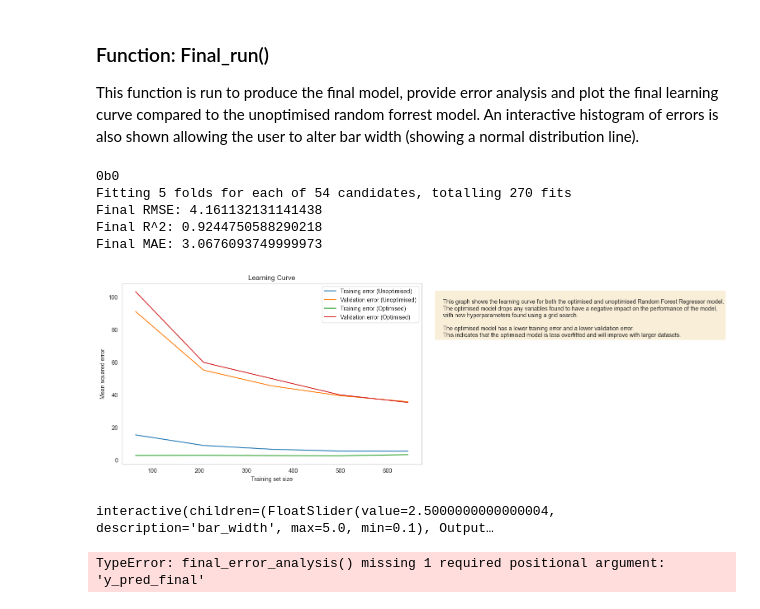
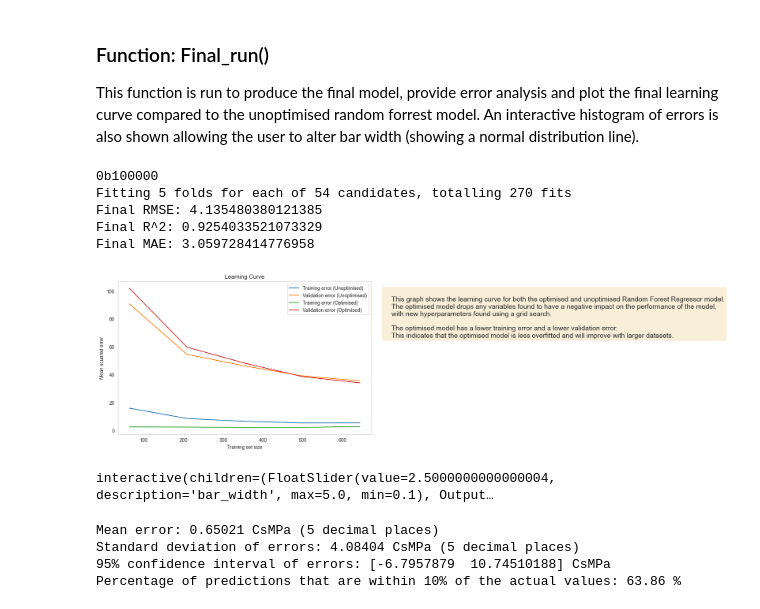
Before and after one commit to 124890/Comp-Challenge---2023-4, a Jupyter notebook: Code.1.ipynb, the cells around one changed output. Cells and saved outputs as stored; diff of their text form; code cells hidden in the pictures.

```diff
--- a/Code.1.ipynb
+++ b/Code.1.ipynb
@@ -671,7 +678,7 @@ def var_drop_final():
 
     return X_train_final, X_test_final
 # %%
-def scale_impute_final(finalX_train: pd.DataFrame, finalX_test: pd.DataFrame):
+def scale_impute_final(finalX_train: pd.DataFrame, finalX_test: pd.DataFrame) -> Tuple[pd.DataFrame, pd.DataFrame]:
 
     # Retrain hyperparameters
     param_grid = {
@@ -703,7 +710,7 @@ def scale_impute_final(finalX_train: pd.DataFrame, finalX_test: pd.DataFrame):
 
     return final_grid_params, y_pred_final
 # %%
-def plot_learning_curve(X_final: pd.DataFrame, grid: dict):
+def plot_learning_curve(X_final: pd.DataFrame, grid: dict) -> None:
     """
     Plots the learning curve for an estimator.
 
@@ -756,7 +763,7 @@ def plot_learning_curve(X_final: pd.DataFrame, grid: dict):
     The optimised model has a lower training error and a lower validation error.
     This indicates that the optimised model is less overfitted and will improve with larger datasets.'''
     props = dict(boxstyle='round', facecolor='wheat', alpha=0.5)
-    ax.text(1.05, 0.95, textstr, transform=ax.transAxes, fontsize=10, verticalalignment='top', horizontalalignment='left', bbox=props)
+    ax.text(1.05, 0.95, textstr, transform=ax.transAxes, fontsize=14, verticalalignment='top', horizontalalignment='left', bbox=props)
 
     # Adjust plot layout and display
     ax.xaxis.set_minor_locator(AutoMinorLocator())
@@ -767,7 +774,7 @@ def plot_learning_curve(X_final: pd.DataFrame, grid: dict):
     plt.subplots_adjust(right=0.85, bottom=0.15)  # Adjust the bottom parameter to move the plot up
     plt.show()
 # %%
-def error_histogram(y_pred_final: np.ndarray, bar_width: float):
+def error_histogram(y_pred_final: np.ndarray, bar_width: float) -> None:
     """
     Plots a histogram of the errors in the final model's predictions.
 
@@ -809,15 +816,14 @@ def error_histogram(y_pred_final: np.ndarray, bar_width: float):
     This graph shows a histogram of the errors in the final model's predictions.
     The errors are calculated as the difference between the actual values (gy_test) and the predicted values (y_pred_final).
     The histogram represents the frequency of different error values.
-    The black line represents the fitted normal distribution to the error data.
-    The histogram and the normal distribution can help us understand the distribution of errors and assess the model's performance.'''
+    The black line shows a standard normal distibution allowing us to compare the distribution of errors to a normal distribution.'''
     props = dict(boxstyle='round', facecolor='wheat', alpha=0.5)
-    plt.text(1.05, 0.95, textstr, transform=plt.gca().transAxes, fontsize=10, verticalalignment='top', horizontalalignment='left', bbox=props)
+    plt.text(1.05, 0.95, textstr, transform=plt.gca().transAxes, fontsize=14, verticalalignment='top', horizontalalignment='left', bbox=props)
 
     # Show the histogram
     plt.show()
 # %%
-def final_error_analysis(y_test: np.ndarray, y_pred_final: np.ndarray) -> None:
+def final_error_analysis( y_pred_final: np.ndarray) -> None:
     """
     Calculates the mean error, standard deviation of errors, and 95% confidence interval of errors in the final model's predictions.
     It also calculates the percentage of predictions that are within 10% of the actual values.
@@ -830,20 +836,20 @@ def final_error_analysis(y_test: np.ndarray, y_pred_final: np.ndarray) -> None:
     """
 
     # calculates uncertainties in the final model's predictions
-    prediction_errors = y_test - y_pred_final
+    prediction_errors = gy_test - y_pred_final
     mean_error = np.mean(prediction_errors)
     std_dev_error = np.std(prediction_errors)
     conf_interval_error = np.percentile(prediction_errors, [2.5, 97.5])
 
-    print(f"Mean error: {mean_error}")
-    print(f"Standard deviation of errors: {std_dev_error}")
-    print(f"95% confidence interval of errors: {conf_interval_error}")
+    print(f"Mean error: {round(mean_error,5)} CsMPa (5 decimal places)")
+    print(f"Standard deviation of errors: {round(std_dev_error,5)} CsMPa (5 decimal places)")
+    print(f"95% confidence interval of errors: {conf_interval_error} CsMPa")
 
     # calculates the percentage of predictions that are within 10% of the actual values
-    within_10_percent = np.abs(prediction_errors) < 0.1 * y_test
+    within_10_percent = np.abs(prediction_errors) < 0.1 * gy_test
     percentage_within_10 = np.mean(within_10_percent)
 
-    print(f"Percentage of predictions that are within 10% of the actual values: {percentage_within_10}")
+    print(f"Percentage of predictions that are within 10% of the actual values: {round(percentage_within_10*100,2)} %")
 # %% [markdown]
 ### Graph Functions
 
@@ -1154,22 +1171,34 @@ interactive(children=(Dropdown(description='error_type', options=('RMSE', 'R^2',
 This function is run to produce the final model, provide error analysis and plot the final learning curve compared to the unoptimised random forrest model.
 An interactive histogram of errors is also shown allowing the user to alter bar width (showing a normal distribution line).
 # %%
-def final_run():
-    X_train_final, X_test_final = var_drop_final()
+def final_run()-> None:
+    """
+    This function runs the final model, dropping the variables that have a negative impact on the performance of the model.
+    Learning curves are plotted for the final model, and a histogram of the errors is generated.
+    The mean error, standard deviation of errors, and 95% confidence interval of errors are calculated.
+
+    Parameters: None
+    Returns: None
+    """
+
+    X_train_final, X_test_final = var_drop_final() # Variables are dropped based on RMSE ONLY
     final_grid_params, y_pred_final = scale_impute_final(X_train_final, X_test_final)
     plot_learning_curve(X_train_final, final_grid_params)
 
     # Create a slider for bar width
     interact(error_histogram, y_pred_final=fixed(y_pred_final), bar_width=(0.1, 5.0, 0.1))
 
     final_error_analysis(y_pred_final)
 final_run()
 # %% [output]
-0b0
+0b100000
 Fitting 5 folds for each of 54 candidates, totalling 270 fits
-Final RMSE: 4.161132131141438
-Final R^2: 0.9244750588290218
-Final MAE: 3.0676093749999973
+Final RMSE: 4.135480380121385
+Final R^2: 0.9254033521073329
+Final MAE: 3.059728414776958
-[figure, old version]
+[figure, new version]
 interactive(children=(FloatSlider(value=2.5000000000000004, description='bar_width', max=5.0, min=0.1), Output…
-TypeError: final_error_analysis() missing 1 required positional argument: 'y_pred_final'
+Mean error: 0.65021 CsMPa (5 decimal places)
+Standard deviation of errors: 4.08404 CsMPa (5 decimal places)
+95% confidence interval of errors: [-6.7957879  10.74510188] CsMPa
+Percentage of predictions that are within 10% of the actual values: 63.86 %
```
Also changed, not shown: parts of 23 cells of this notebook, 5 other files.
